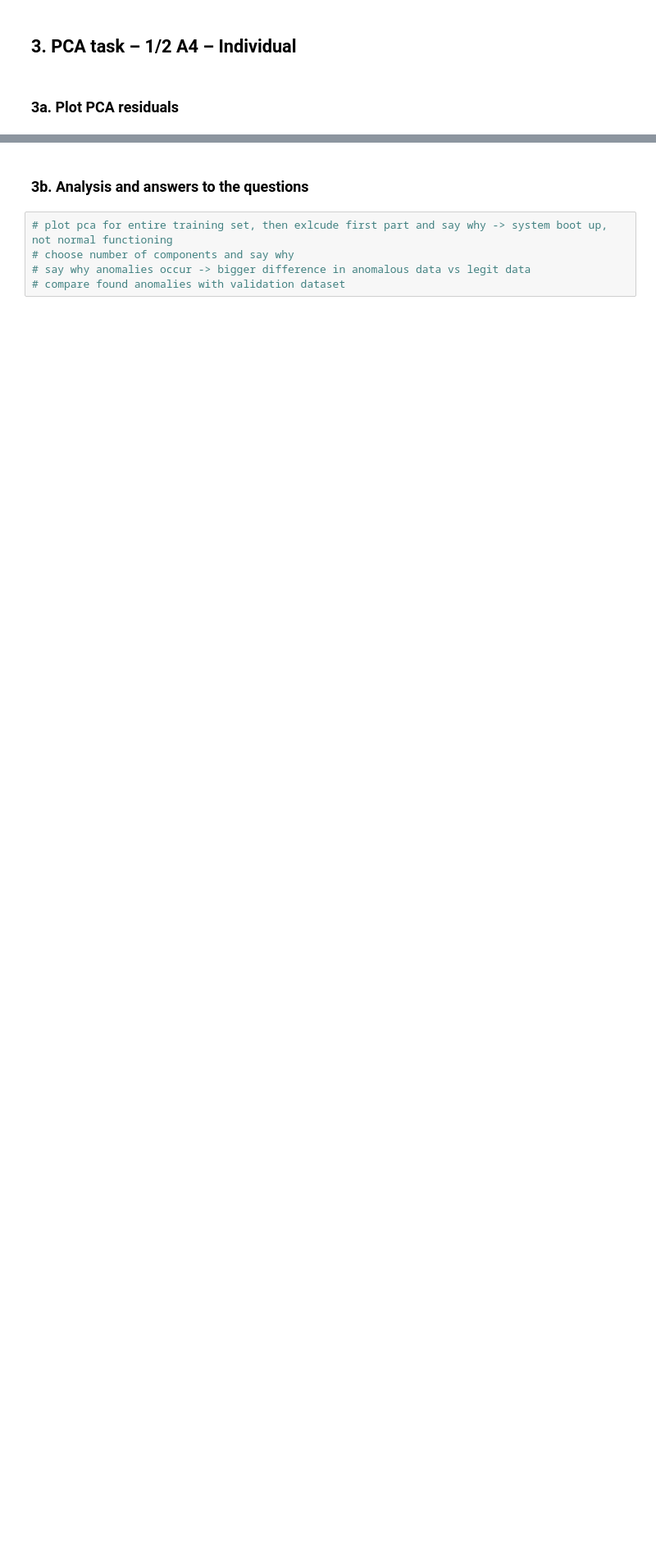
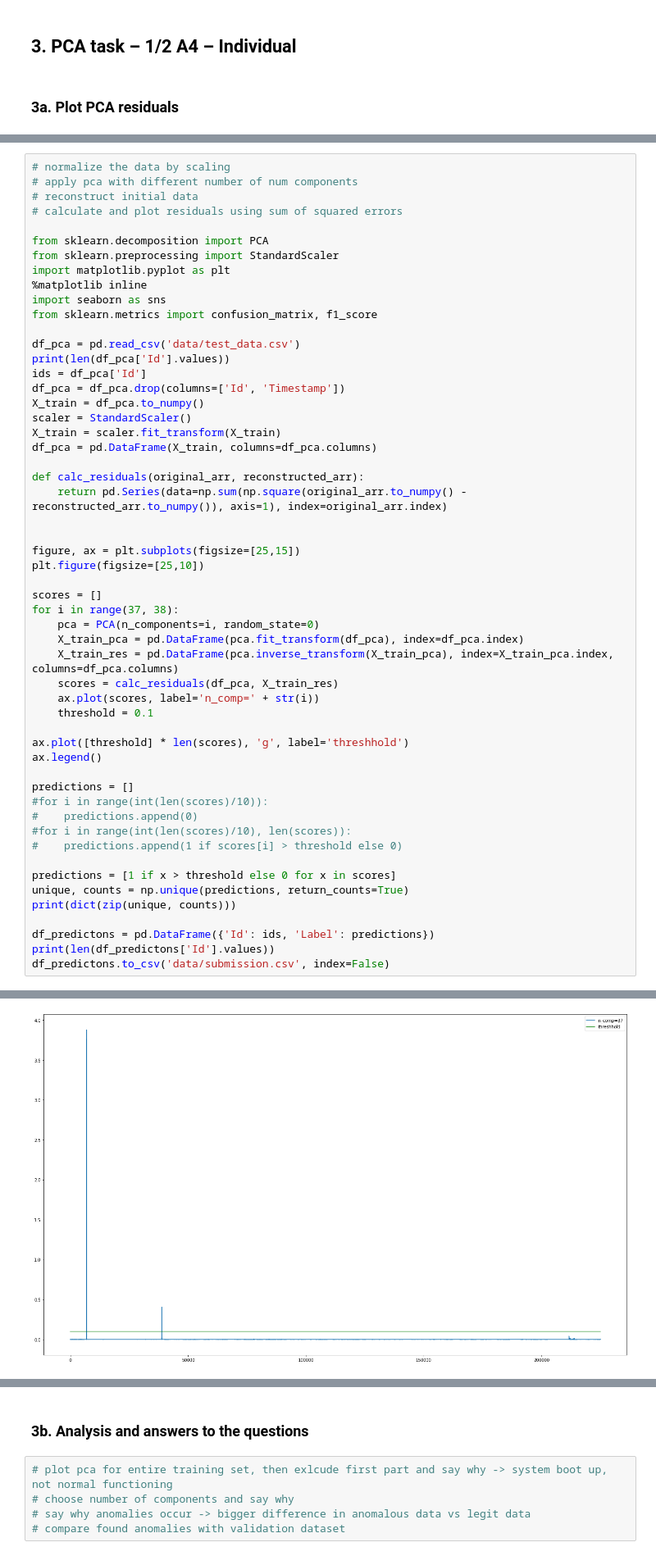
Before and after one commit to kponichtera/cs4035-cda, a Jupyter notebook: lab2/pca_reg.ipynb, the cells around one changed output, grey strips where cells are left out. Shown at 82% size. Cells and saved outputs as stored; diff of their text form; blank space fills up the shorter version.

```diff
--- a/lab2/pca_reg.ipynb
+++ b/lab2/pca_reg.ipynb
@@ -247,0 +260,55 @@ X_train_res.head()
+# %%
+# normalize the data by scaling
+# apply pca with different number of num components
+# reconstruct initial data
+# calculate and plot residuals using sum of squared errors
+
+from sklearn.decomposition import PCA
+from sklearn.preprocessing import StandardScaler
+import matplotlib.pyplot as plt
+%matplotlib inline
+import seaborn as sns
+from sklearn.metrics import confusion_matrix, f1_score
+
+df_pca = pd.read_csv('data/test_data.csv')
+print(len(df_pca['Id'].values))
+ids = df_pca['Id']
+df_pca = df_pca.drop(columns=['Id', 'Timestamp'])
+X_train = df_pca.to_numpy()
+scaler = StandardScaler()
+X_train = scaler.fit_transform(X_train)
+df_pca = pd.DataFrame(X_train, columns=df_pca.columns)
+
+def calc_residuals(original_arr, reconstructed_arr):
+    return pd.Series(data=np.sum(np.square(original_arr.to_numpy() - reconstructed_arr.to_numpy()), axis=1), index=original_arr.index)
+
+
+figure, ax = plt.subplots(figsize=[25,15])
+plt.figure(figsize=[25,10])
+
+scores = []
+for i in range(37, 38):
+    pca = PCA(n_components=i, random_state=0)
+    X_train_pca = pd.DataFrame(pca.fit_transform(df_pca), index=df_pca.index)
+    X_train_res = pd.DataFrame(pca.inverse_transform(X_train_pca), index=X_train_pca.index, columns=df_pca.columns)
+    scores = calc_residuals(df_pca, X_train_res)
+    ax.plot(scores, label='n_comp=' + str(i))
+    threshold = 0.1
+
+ax.plot([threshold] * len(scores), 'g', label='threshhold')
+ax.legend()
+
+predictions = []
+#for i in range(int(len(scores)/10)):
+#    predictions.append(0)
+#for i in range(int(len(scores)/10), len(scores)):
+#    predictions.append(1 if scores[i] > threshold else 0)
+
+predictions = [1 if x > threshold else 0 for x in scores]
+unique, counts = np.unique(predictions, return_counts=True)
+print(dict(zip(unique, counts)))
+
+df_predictons = pd.DataFrame({'Id': ids, 'Label': predictions})
+print(len(df_predictons['Id'].values))
+df_predictons.to_csv('data/submission.csv', index=False)
+# %% [output]
@@ -247,0 +318 @@ X_train_res.head()
+[figure, added]
```
Also changed, not shown: parts of 12 cells of this notebook, 1 other file.
